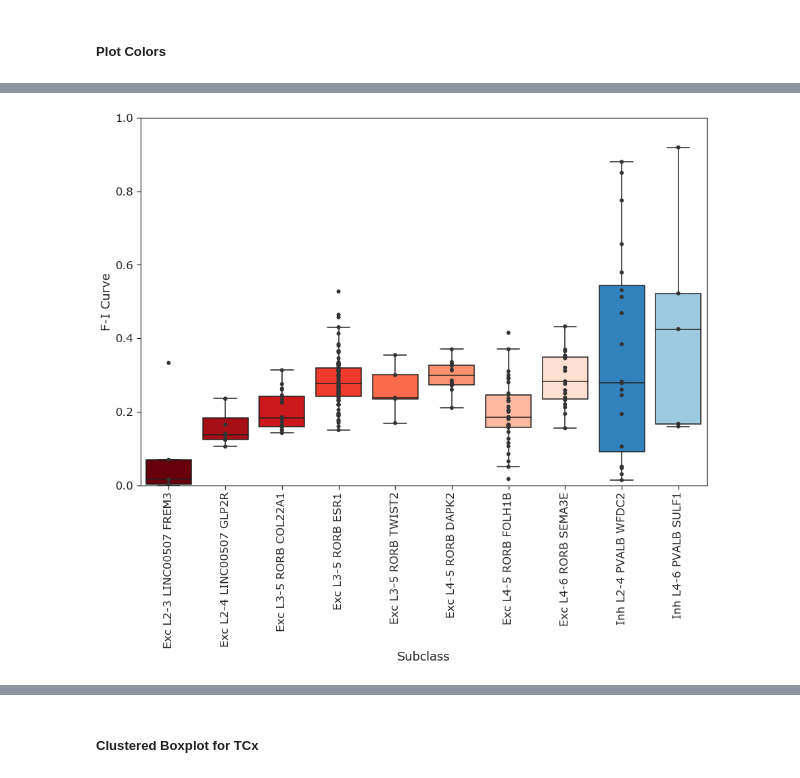
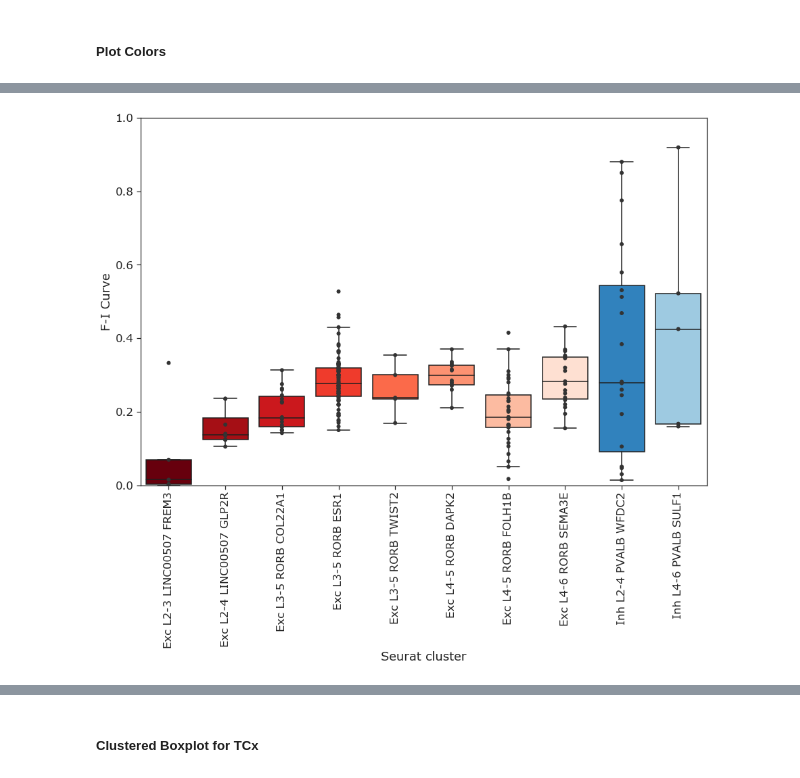
Before and after one commit to ramr24/Personal, a Jupyter notebook: human_l4_project/human_l4_TCx.ipynb, the cells around one changed output, grey strips where cells are left out. Cells and saved outputs as stored; diff of their text form; code cells hidden in the pictures.

```diff
--- a/human_l4_project/human_l4_TCx.ipynb
+++ b/human_l4_project/human_l4_TCx.ipynb
@@ -216,15 +216,15 @@ plt.savefig(plot_path + "tcx_seurat_sf.jpeg", bbox_inches="tight")
 # %%
 f, axes = plt.subplots(figsize=(15, 10))
 ax = sns.boxplot(x="seurat_cluster_label", y="F-I Curve", data=merged, order=seurat_sorted_list, showfliers=False,
             palette=exc_inh_colors, saturation=1)
 ax = sns.stripplot(x="seurat_cluster_label", y="F-I Curve", data=merged, order=seurat_sorted_list,
               color="0.2", size=6, jitter=False)
 ax.set(ylim=(0, 1))
-ax.set_xlabel("Subclass")
+ax.set_xlabel("Seurat cluster")
 plt.xticks(rotation=90)
 plt.savefig(plot_path + "tcx_seurat_fi.jpeg", bbox_inches="tight")
 # %% [output]
-[figure, old version]
+[figure, new version]
 # %%
 f, axes = plt.subplots(figsize=(15, 10))
 ax = sns.boxplot(x="seurat_cluster_label", y="LS AP up/downstoke", data=merged, order=seurat_sorted_list, showfliers=False,
```
Also changed, not shown: parts of 7 cells of this notebook, 8 other files.
